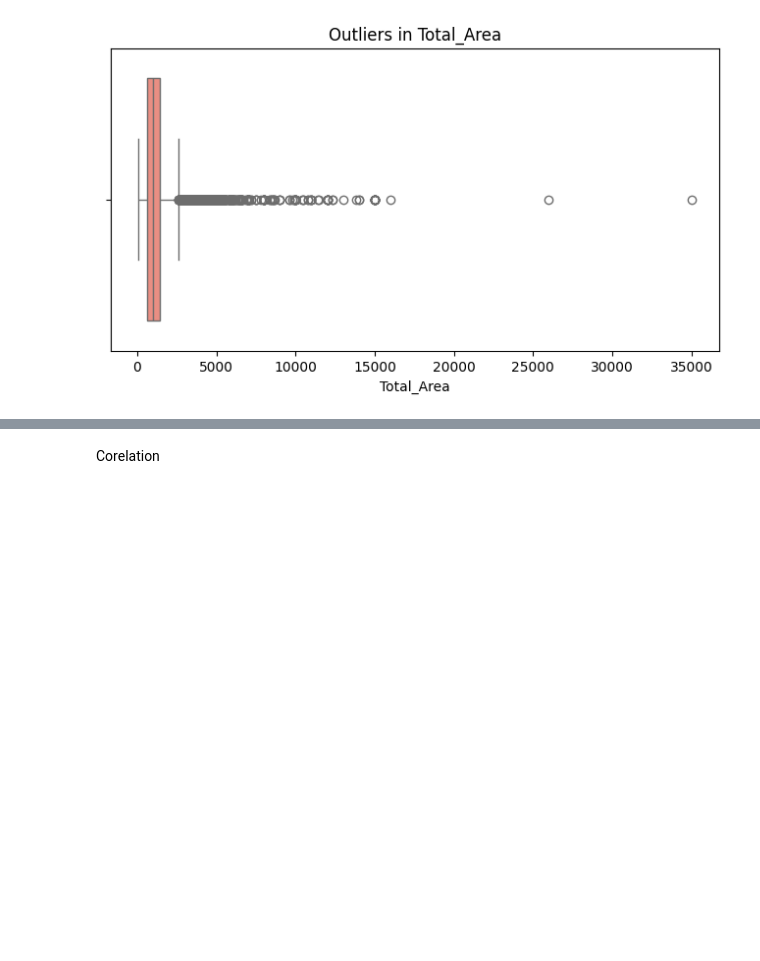
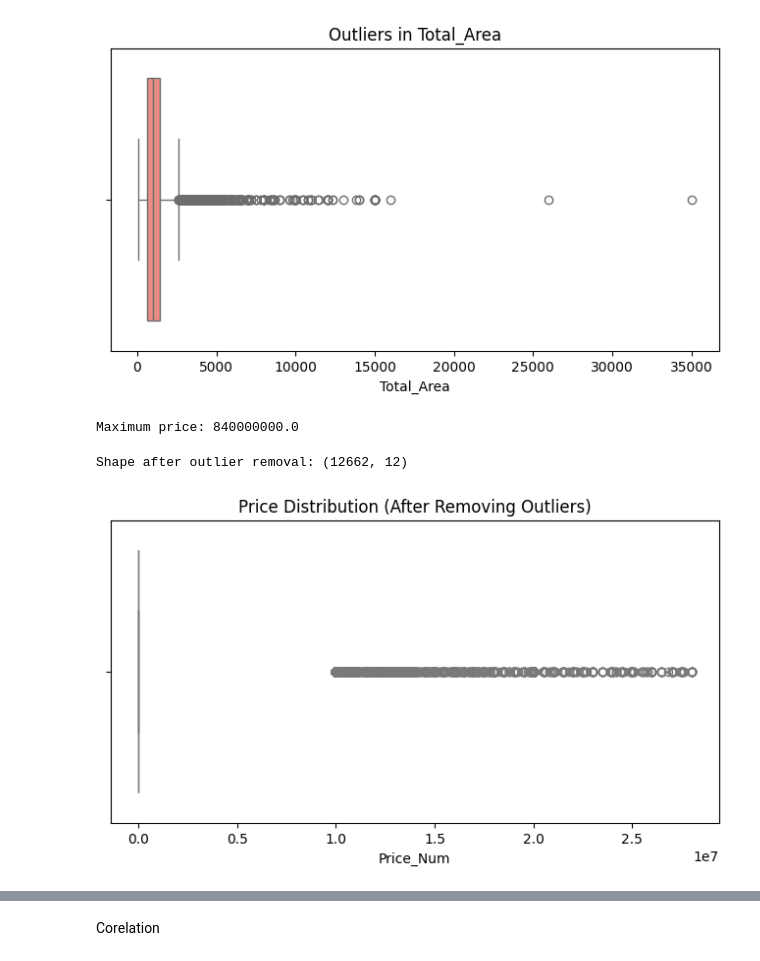
Before and after one commit to AabidMK/RealtyAI_Infosys_Internship_Aug2025, a Jupyter notebook: House Price prediction model.ipynb, the cells around one changed output, grey strips where cells are left out. Drawn from its saved outputs; the diff is of its cells as text; code cells hidden in the pictures; blank space fills up the shorter version.

```diff
--- a/House Price prediction model.ipynb
+++ b/House Price prediction model.ipynb
@@ -230,3 +284,28 @@ Price_Num: 898 outliers detected
 [figure]
 Total_Area: 1162 outliers detected
 [figure]
+# %%
+print("Maximum price:", df["Price_Num"].max())
+# %% [output]
+Maximum price: 840000000.0
+# %%
+def remove_outliers(df, column):
+    Q1 = df[column].quantile(0.25)
+    Q3 = df[column].quantile(0.75)
+    IQR = Q3 - Q1
+    return df[(df[column] >= (Q1 - 1.5*IQR)) & (df[column] <= (Q3 + 1.5*IQR))]
+
+# Apply for both columns
+df = remove_outliers(df, "Price_Num")
+df = remove_outliers(df, "Total_Area")
+
+print("Shape after outlier removal:", df.shape)
+# %% [output]
+Shape after outlier removal: (12662, 12)
+# %%
+plt.figure(figsize=(8,4))
+sns.boxplot(x=df["Price_Num"], color="lightblue")
+plt.title("Price Distribution (After Removing Outliers)")
+plt.show()
+# %% [output]
+[figure, added]
```
Also changed, not shown: parts of 14 cells of this notebook.
